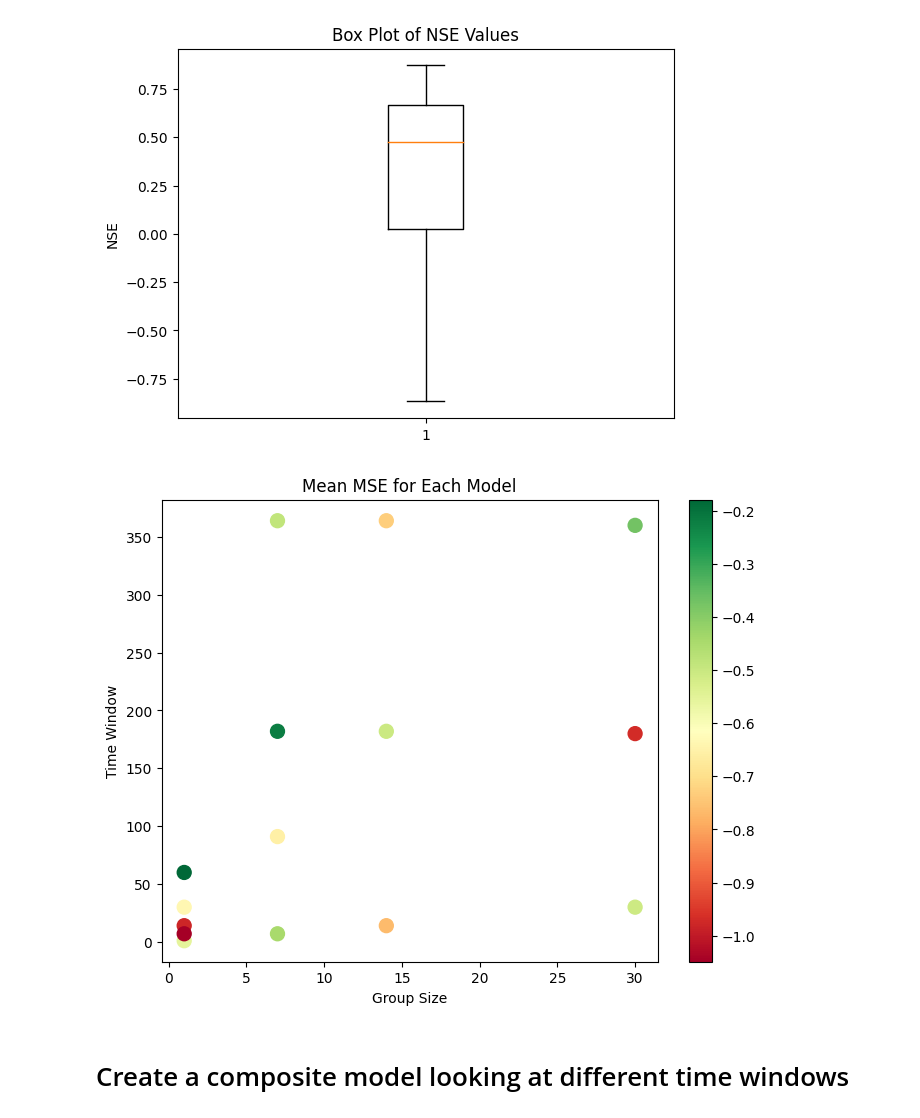
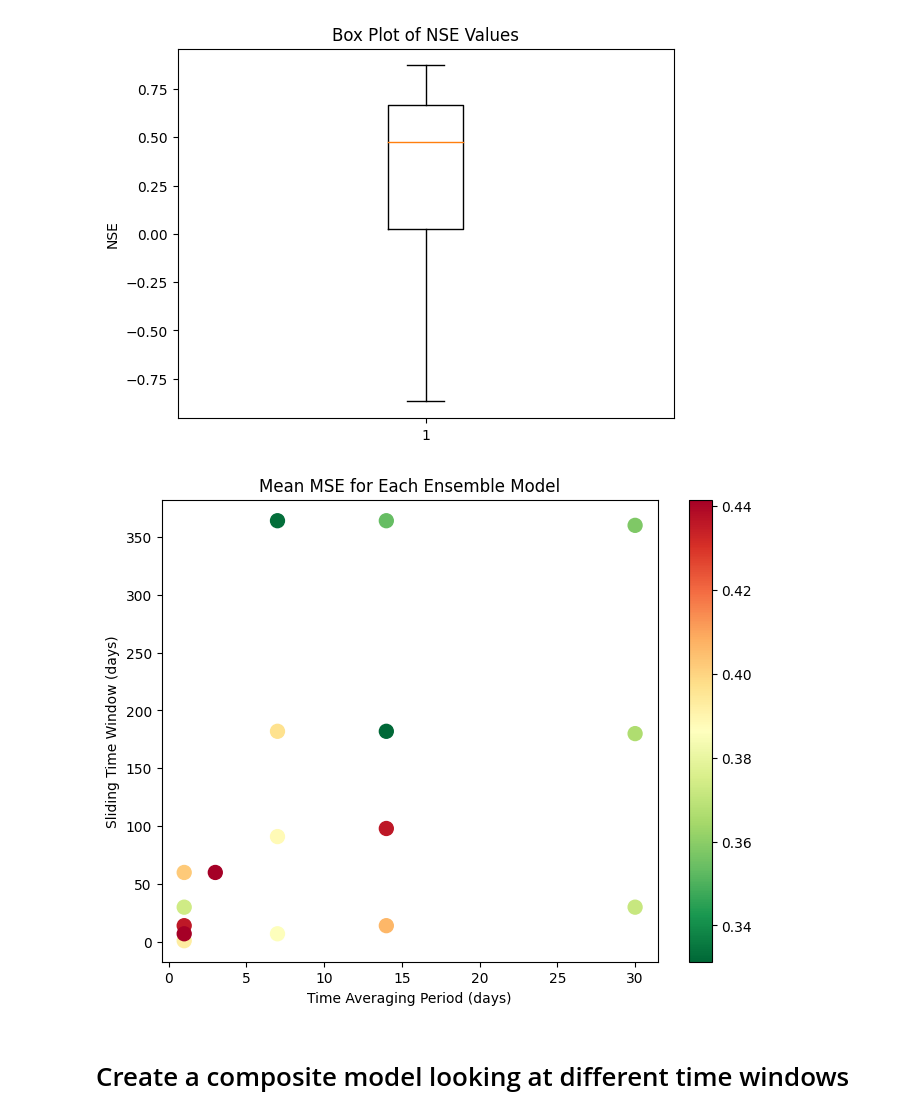
Before and after one commit to TWilson05/EOSC-410-Final-Project, a Jupyter notebook: CNN-LSTM.ipynb, the cells around one changed output. Drawn from its saved outputs; the diff is of its cells as text; code cells hidden in the pictures.

```diff
--- a/CNN-LSTM.ipynb
+++ b/CNN-LSTM.ipynb
@@ -79,10 +79,10 @@ assert n_train + n_val + n_test == len(streamflow_data)
 # streamflow_data = streamflow_data.to_numpy()
 # %%
 # define the time window
-n_groups = 13
+n_groups = 7
 group_size = 14
 time_window = n_groups * group_size
-n_channels = 1
+n_channels = 4
 grid_shape = rainfall_data.shape[1:]
 n_stations = streamflow_data.shape[1]
 
@@ -285,8 +274,8 @@ def compute_nse(y_true, y_pred):
 n_plot = 10
 
 batch_size = 16
-n_groups = 60
-group_size = 1
+n_groups = 7
+group_size = 14
 time_window = n_groups * group_size
 n_channels = 4
 
@@ -464,17 +455,17 @@ plt.show()
 # %%
 # plot a heatmap of the mean NSE for each model
 group_sizes = [group_size for group_size, _, _ in model_info]
 time_windows = [group_size * n_groups for group_size, n_groups, _ in model_info]
 
 fig, ax = plt.subplots(figsize=(8,6))
-plt.scatter(group_sizes, time_windows, c=mean_nse, cmap='RdYlGn', s=100)
-plt.xlabel("Group Size")
-plt.ylabel("Time Window")
-plt.title("Mean MSE for Each Model")
+plt.scatter(group_sizes, time_windows, c=mean_mse, cmap='RdYlGn_r', s=100)
+plt.xlabel("Time Averaging Period (days)")
+plt.ylabel("Sliding Time Window (days)")
+plt.title("Mean MSE for Each Ensemble Model")
 plt.colorbar()
 plt.show()
 # %% [output]
-[figure, old version]
+[figure, new version]
 # %% [markdown]
 # Create a composite model looking at different time windows
 # %%
```
Also changed, not shown: parts of 5 cells of this notebook, 1 other file.
